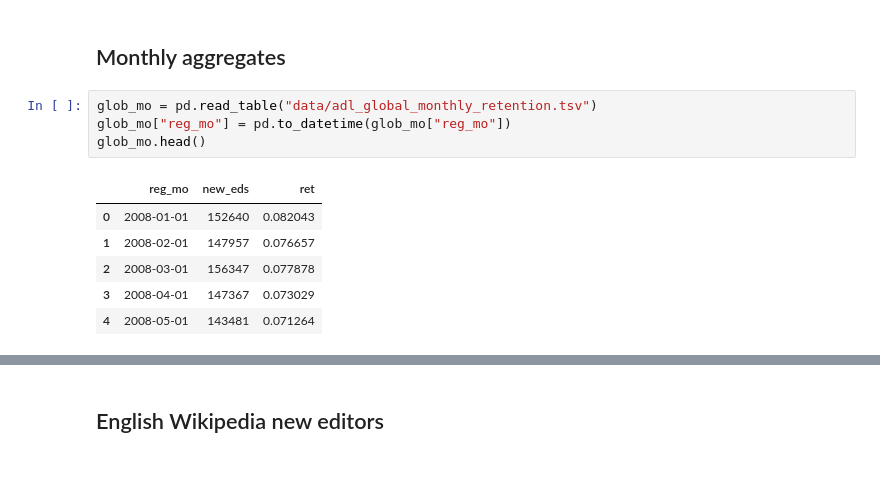
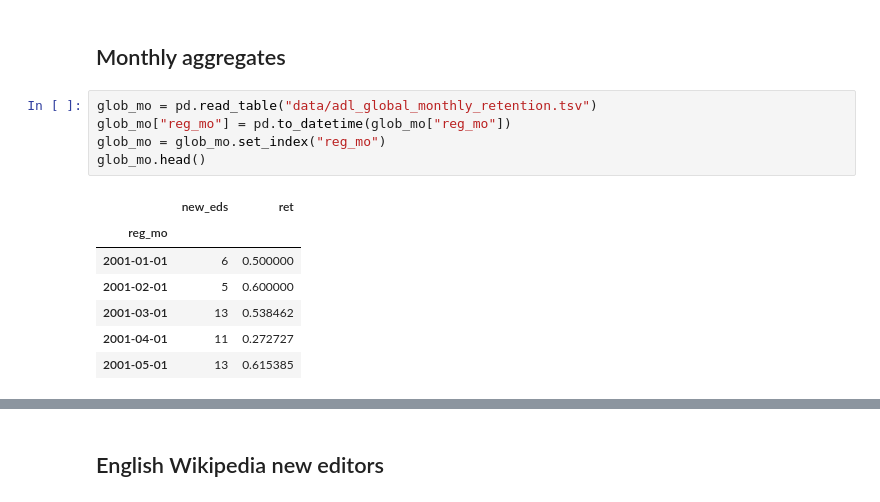
Before and after one commit to wikimedia-research/2018-01-new-editor-retention-analysis, a Jupyter notebook: analysis.ipynb, the cells around one changed output, grey strips where cells are left out. Saved outputs shown, nothing was run; the diff lists cells and outputs as text; blank space fills up the shorter version.

```diff
--- a/analysis.ipynb
+++ b/analysis.ipynb
@@ -23,11 +23,13 @@ pct_ax = mpl.ticker.FuncFormatter(lambda x, pos: "{:.0%}".format(x))
 # %%
 glob_mo = pd.read_table("data/adl_global_monthly_retention.tsv")
 glob_mo["reg_mo"] = pd.to_datetime(glob_mo["reg_mo"])
+glob_mo = glob_mo.set_index("reg_mo")
 glob_mo.head()
 # %% [output]
-|  | reg_mo | new_eds | ret |
-| 0 | 2008-01-01 | 152640 | 0.082043 |
-| 1 | 2008-02-01 | 147957 | 0.076657 |
-| 2 | 2008-03-01 | 156347 | 0.077878 |
-| 3 | 2008-04-01 | 147367 | 0.073029 |
-| 4 | 2008-05-01 | 143481 | 0.071264 |
+|  | new_eds | ret |
+| reg_mo |  |  |
+| 2001-01-01 | 6 | 0.500000 |
+| 2001-02-01 | 5 | 0.600000 |
+| 2001-03-01 | 13 | 0.538462 |
+| 2001-04-01 | 11 | 0.272727 |
+| 2001-05-01 | 13 | 0.615385 |
```
Also changed, not shown: parts of 54 cells of this notebook, 2 other files.
